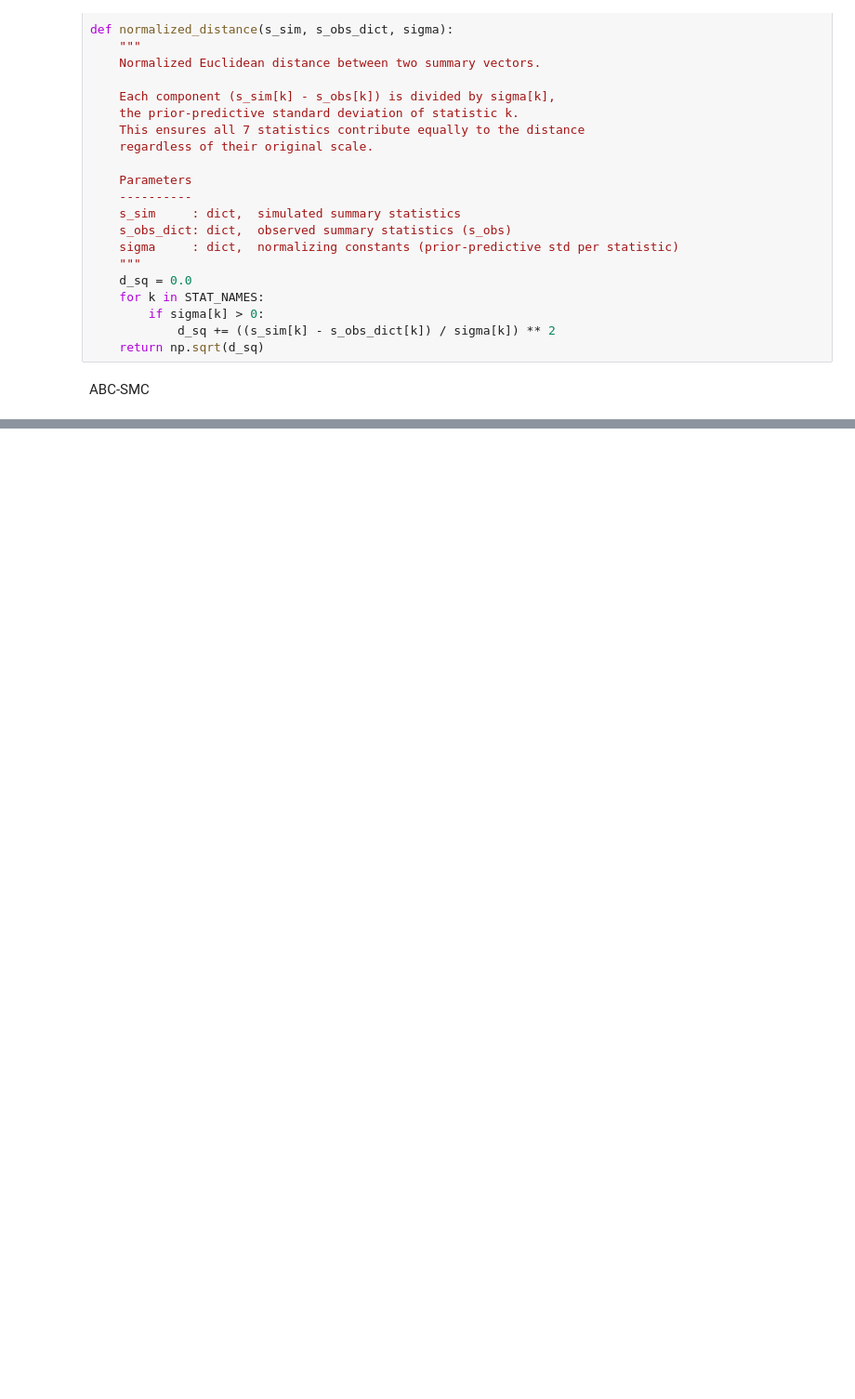
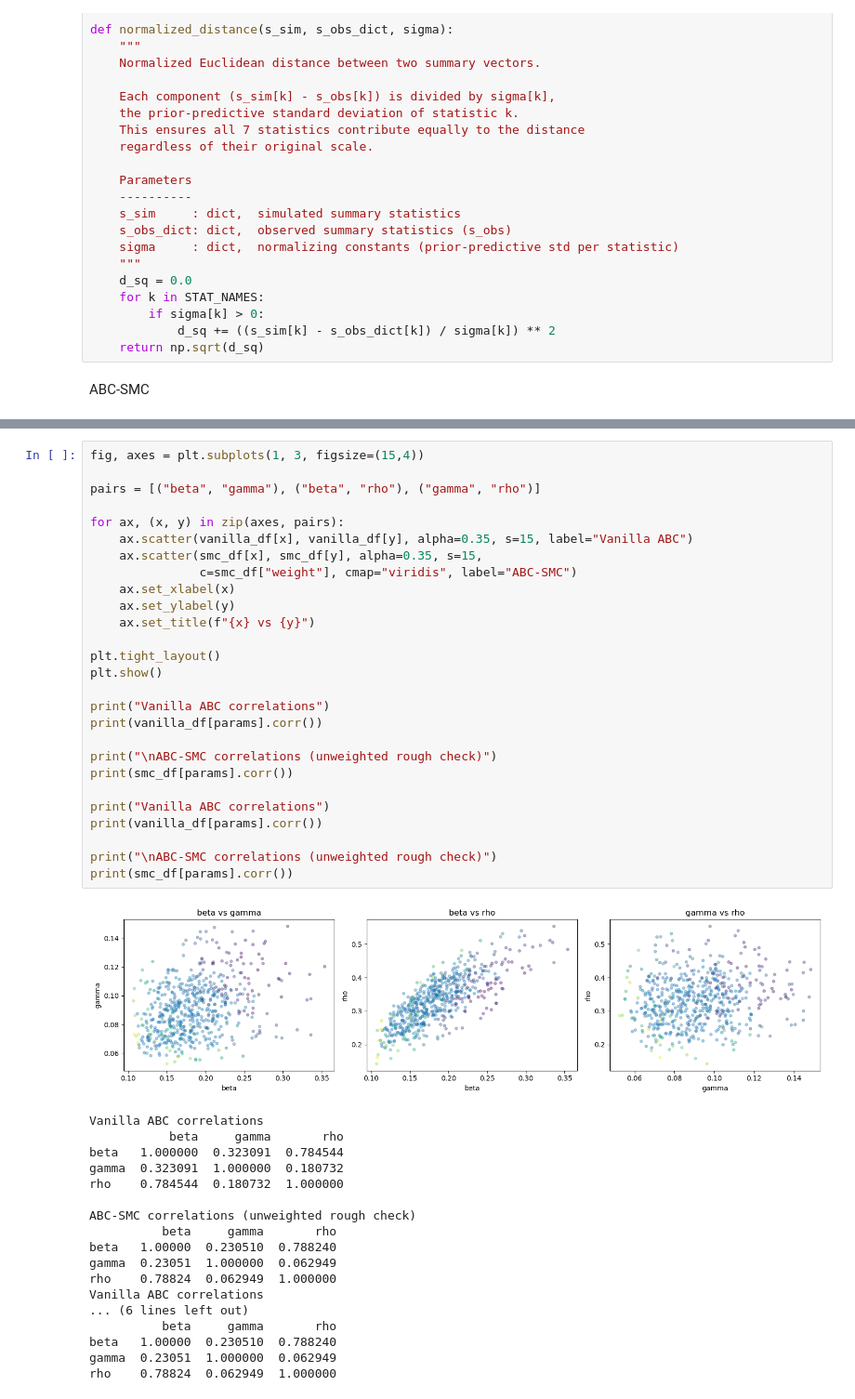
Before and after one commit to rooderich/ST3247_Assignment_Sem2_25-26, a Jupyter notebook: ABC_SMC2.ipynb, the cells around one changed output, grey strips where cells are left out. Shown at 93% size. Drawn from its saved outputs; the diff is of its cells as text; blank space fills up the shorter version.

```diff
--- a/ABC_SMC2.ipynb
+++ b/ABC_SMC2.ipynb
@@ -399,0 +454,46 @@ A short write-up template:
+# %%
+fig, axes = plt.subplots(1, 3, figsize=(15,4))
+
+pairs = [("beta", "gamma"), ("beta", "rho"), ("gamma", "rho")]
+
+for ax, (x, y) in zip(axes, pairs):
+    ax.scatter(vanilla_df[x], vanilla_df[y], alpha=0.35, s=15, label="Vanilla ABC")
+    ax.scatter(smc_df[x], smc_df[y], alpha=0.35, s=15,
+               c=smc_df["weight"], cmap="viridis", label="ABC-SMC")
+    ax.set_xlabel(x)
+    ax.set_ylabel(y)
+    ax.set_title(f"{x} vs {y}")
+
+plt.tight_layout()
+plt.show()
+
+print("Vanilla ABC correlations")
+print(vanilla_df[params].corr())
+
+print("\nABC-SMC correlations (unweighted rough check)")
+print(smc_df[params].corr())
+
+print("Vanilla ABC correlations")
+print(vanilla_df[params].corr())
+
+print("\nABC-SMC correlations (unweighted rough check)")
+print(smc_df[params].corr())
+# %% [output]
+[figure, added]
+Vanilla ABC correlations
+           beta     gamma       rho
+beta   1.000000  0.323091  0.784544
+gamma  0.323091  1.000000  0.180732
+rho    0.784544  0.180732  1.000000
+
+ABC-SMC correlations (unweighted rough check)
+          beta     gamma       rho
+beta   1.00000  0.230510  0.788240
+gamma  0.23051  1.000000  0.062949
+rho    0.78824  0.062949  1.000000
+Vanilla ABC correlations
+... (6 lines left out)
+          beta     gamma       rho
+beta   1.00000  0.230510  0.788240
+gamma  0.23051  1.000000  0.062949
+rho    0.78824  0.062949  1.000000
```
Also changed, not shown: parts of 25 cells of this notebook.
